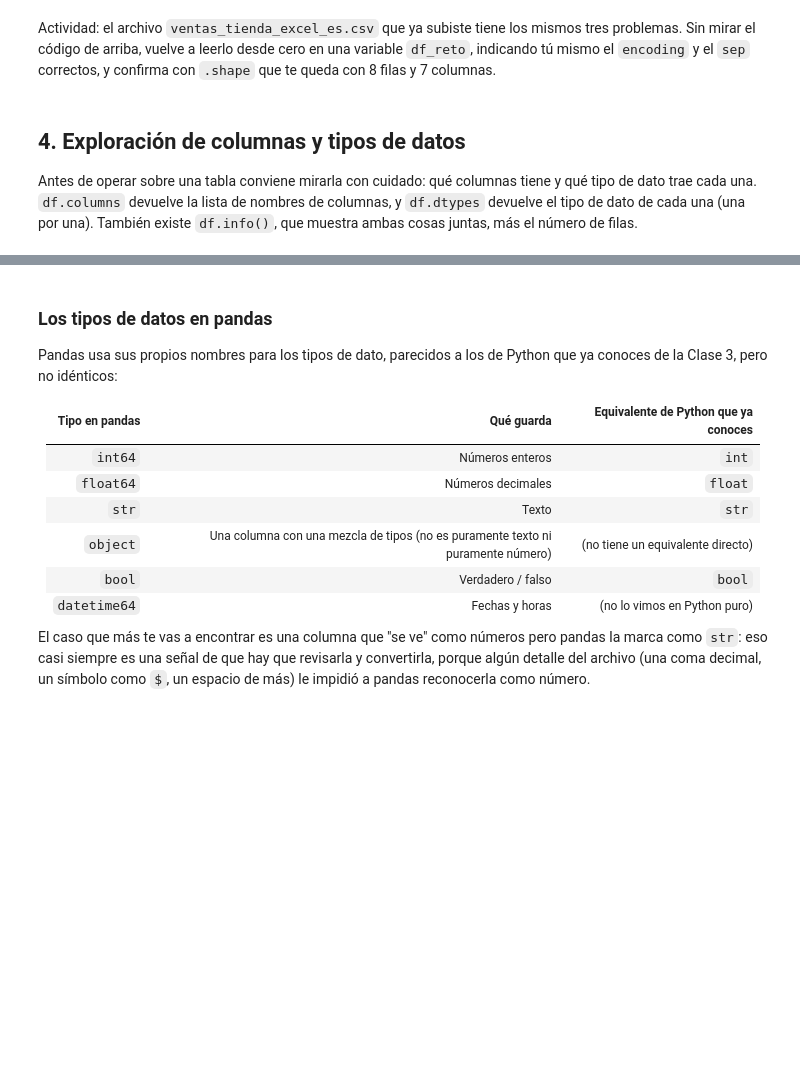
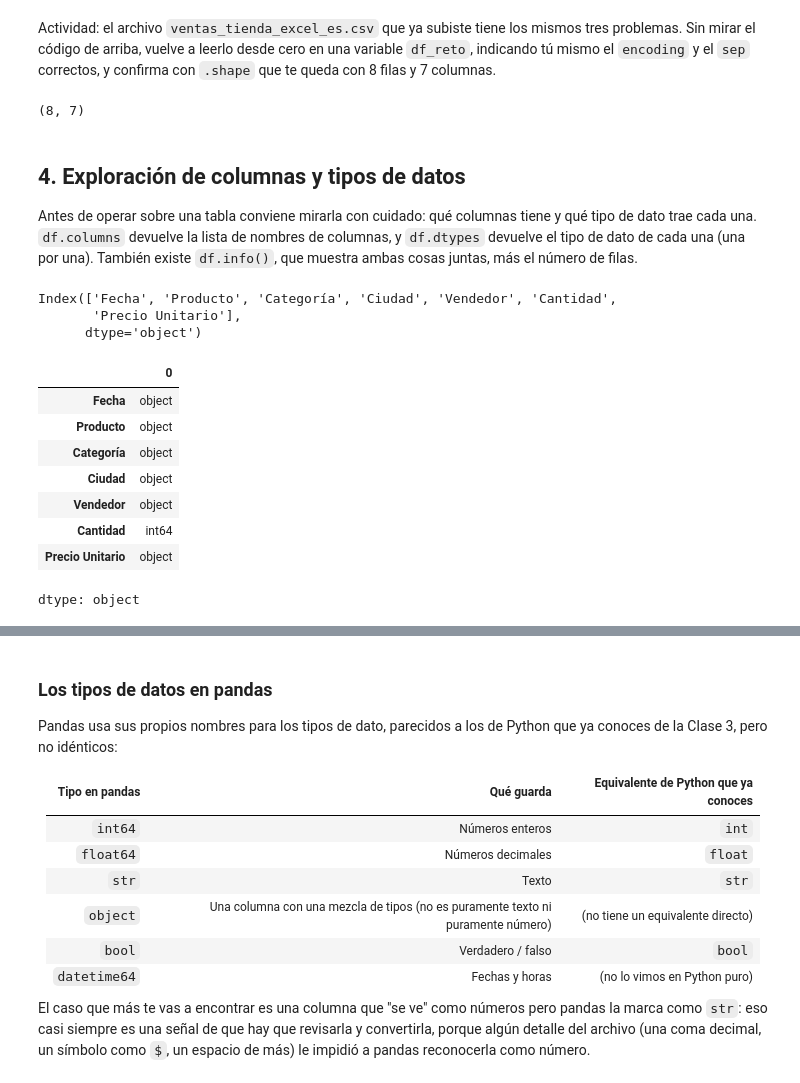
Before and after one commit to quinteleg/An-lisis_y_Visualizacion_de_Datos_para_la_Toma_de_Decisiones, a Jupyter notebook: clases/semana02-clase04-python-datos-preparacion-sql/notebooks/lab-python-datos-preparacion-sql.ipynb, the cells around one changed output, grey strips where cells are left out. Drawn from its saved outputs; the diff is of its cells as text; code cells hidden in the pictures; blank space fills up the shorter version.

```diff
--- a/clases/semana02-clase04-python-datos-preparacion-sql/notebooks/lab-python-datos-preparacion-sql.ipynb
+++ b/clases/semana02-clase04-python-datos-preparacion-sql/notebooks/lab-python-datos-preparacion-sql.ipynb
@@ -99,13 +143,30 @@ Ahora sí: 8 filas y 7 columnas, con las tildes y las eñes bien escritas. Dos n
 Actividad: el archivo `ventas_tienda_excel_es.csv` que ya subiste tiene los mismos tres problemas. Sin mirar el código de arriba, vuelve a leerlo desde cero en una variable `df_reto`, indicando tú mismo el `encoding` y el `sep` correctos, y confirma con `.shape` que te queda con 8 filas y 7 columnas.
 # %%
 # TODO: lee ventas_tienda_excel_es.csv en df_reto con el encoding y el separador correctos
-df_reto = None
+df_reto = pd.read_csv("ventas_tienda_excel_es.csv", encoding="latin-1", sep=";")
+df_reto.shape
+# %% [output]
+(8, 7)
 # %% [markdown]
 ## 4. Exploración de columnas y tipos de datos
 
 Antes de operar sobre una tabla conviene mirarla con cuidado: qué columnas tiene y qué tipo de dato trae cada una. `df.columns` devuelve la lista de nombres de columnas, y `df.dtypes` devuelve el tipo de dato de cada una (una por una). También existe `df.info()`, que muestra ambas cosas juntas, más el número de filas.
 # %%
-df.columns
+df_reto.columns
+# %% [output]
+Index(['Fecha', 'Producto', 'Categoría', 'Ciudad', 'Vendedor', 'Cantidad',
+       'Precio Unitario'],
+      dtype='object')
 # %%
-df.dtypes
+df_reto.dtypes
+# %% [output]
+|  | 0 |
+| Fecha | object |
+| Producto | object |
+| Categoría | object |
+| Ciudad | object |
+| Vendedor | object |
+| Cantidad | int64 |
+| Precio Unitario | object |
+dtype: object
 # %%
```
Also changed, not shown: parts of 10 cells of this notebook.
